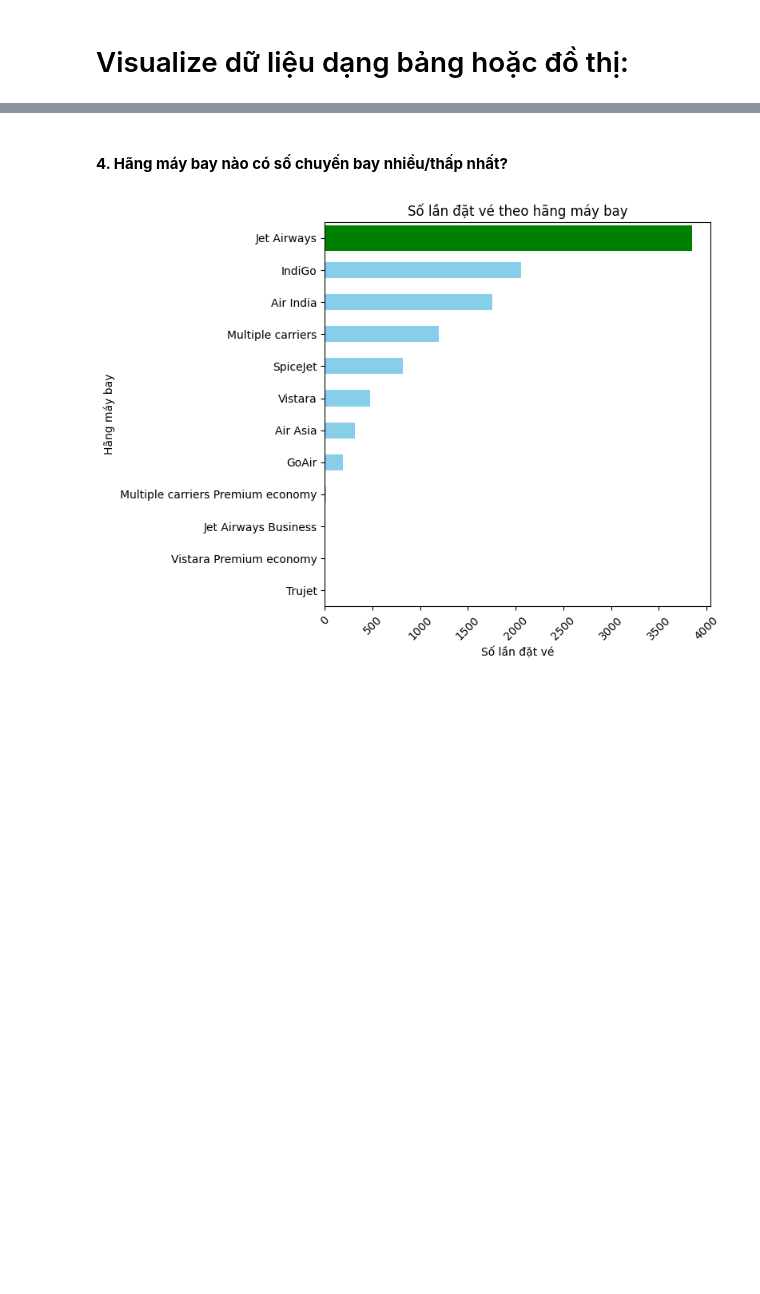
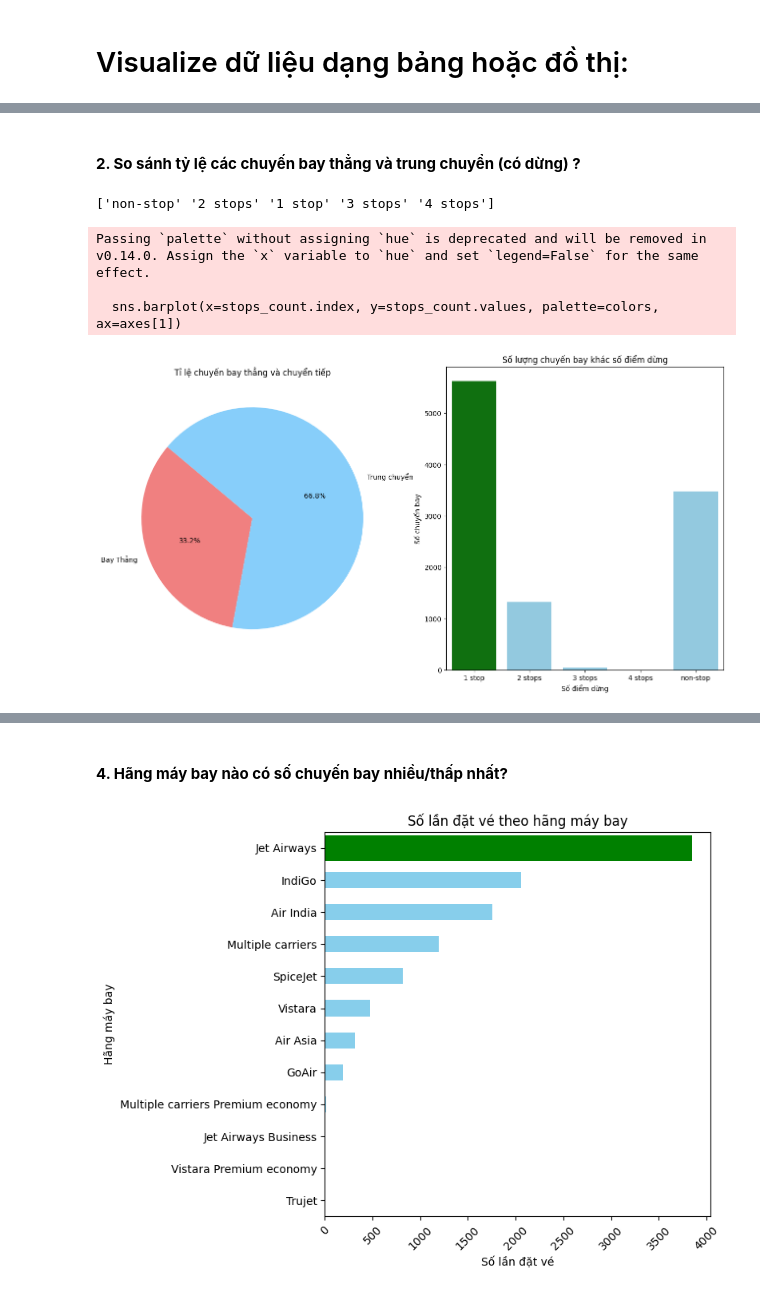
Before and after one commit to haingo22/PTDLUD-DA01, a Jupyter notebook: 20120281.ipynb, the cells around one changed output, grey strips where cells are left out. Cells and saved outputs as stored; diff of their text form; code cells hidden in the pictures; blank space fills up the shorter version.

```diff
--- a/20120281.ipynb
+++ b/20120281.ipynb
@@ -93,0 +191,42 @@ Nhìn chung, với sự lệch phải và mean lớn hơn median, có thể kế
+# %% [markdown]
+#### **2. So sánh tỷ lệ các chuyến bay thẳng và trung chuyển (có dừng) ?**
+# %%
+# Xem các giá trị duy nhất trong cột Total_Stops
+print(df_cleaned['Total_Stops'].unique())
+# %% [output]
+['non-stop' '2 stops' '1 stop' '3 stops' '4 stops']
+# %%
+# Tính số lượng và tỷ lệ chuyến bay trực tiếp và chuyển tiếp
+direct_flights_count = len(df_cleaned[df_cleaned['Total_Stops'] == 'non-stop'])
+transit_flights_count = len(df_cleaned[df_cleaned['Total_Stops'] != 'non-stop'])
+total_flights = len(df_cleaned)
+
+direct_flights_ratio = direct_flights_count / total_flights
+transit_flights_ratio = transit_flights_count / total_flights
+
+# Đếm số chuyến bay có số lượng dừng khác nhau
+stops_count = df_cleaned['Total_Stops'].value_counts().sort_index()
+
+# Vẽ cả biểu đồ hình tròn và biểu đồ cột trong cùng một đầu ra
+fig, axes = plt.subplots(nrows=1, ncols=2, figsize=(16, 8))
+
+# Biểu đồ hình tròn
+labels = ['Bay Thẳng', 'Trung chuyển']
+sizes = [direct_flights_ratio, transit_flights_ratio]
+colors = ['lightcoral', 'lightskyblue']
+axes[0].pie(sizes, labels=labels, colors=colors, autopct='%1.1f%%', startangle=140)
+axes[0].set_title('Tỉ lệ chuyến bay thẳng và chuyển tiếp')
+
+# Biểu đồ cột
+colors = ['green' if x == stops_count.index[0] else 'skyblue' for x in stops_count.index]
+sns.barplot(x=stops_count.index, y=stops_count.values, palette=colors, ax=axes[1])
+axes[1].set_title('Số lượng chuyến bay khác số điểm dừng')
+axes[1].set_xlabel('Số điểm dừng')
+axes[1].set_ylabel('Số chuyến bay')
+
+plt.show()
+# %% [output]
+Passing `palette` without assigning `hue` is deprecated and will be removed in v0.14.0. Assign the `x` variable to `hue` and set `legend=False` for the same effect.
+
+  sns.barplot(x=stops_count.index, y=stops_count.values, palette=colors, ax=axes[1])
+[figure, added]
```
Also changed, not shown: parts of 21 cells of this notebook, 1 other file.
